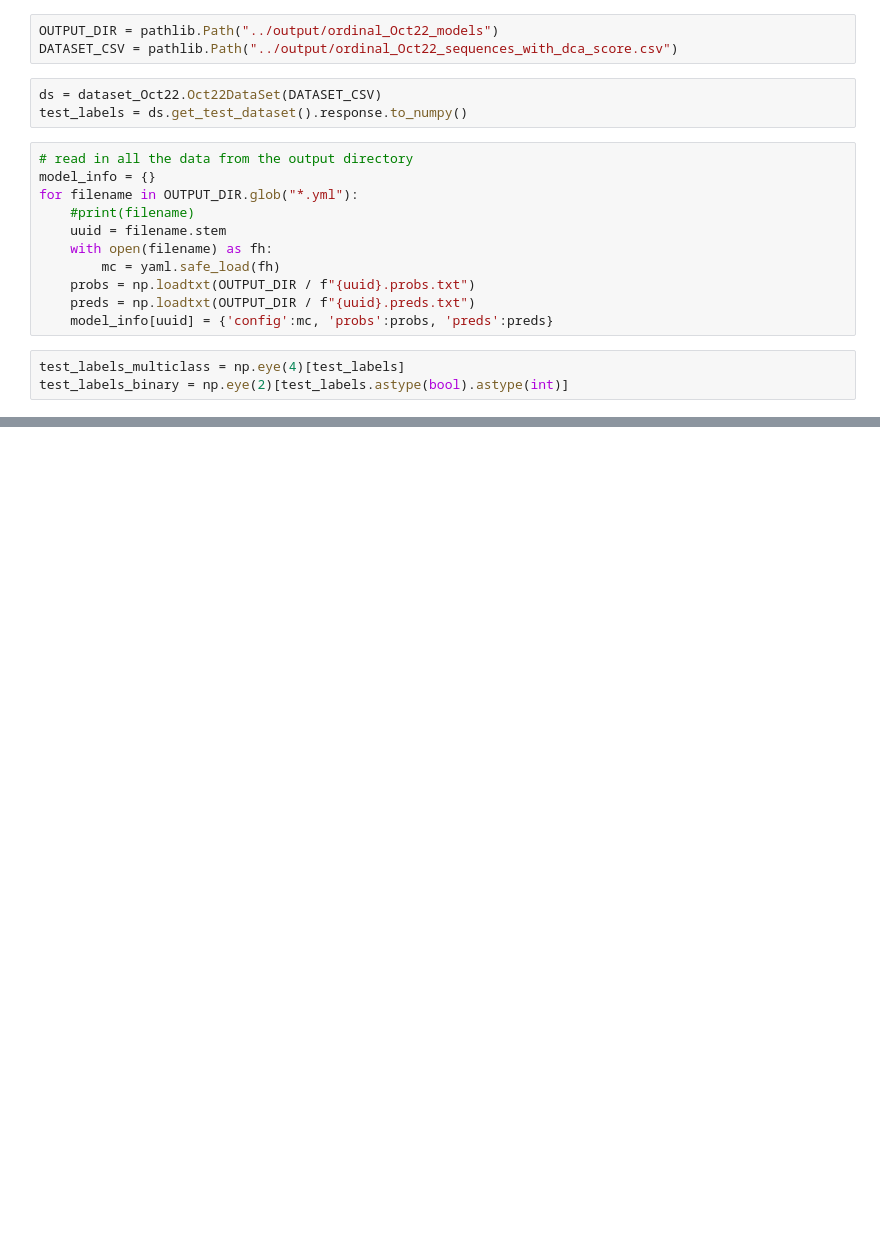
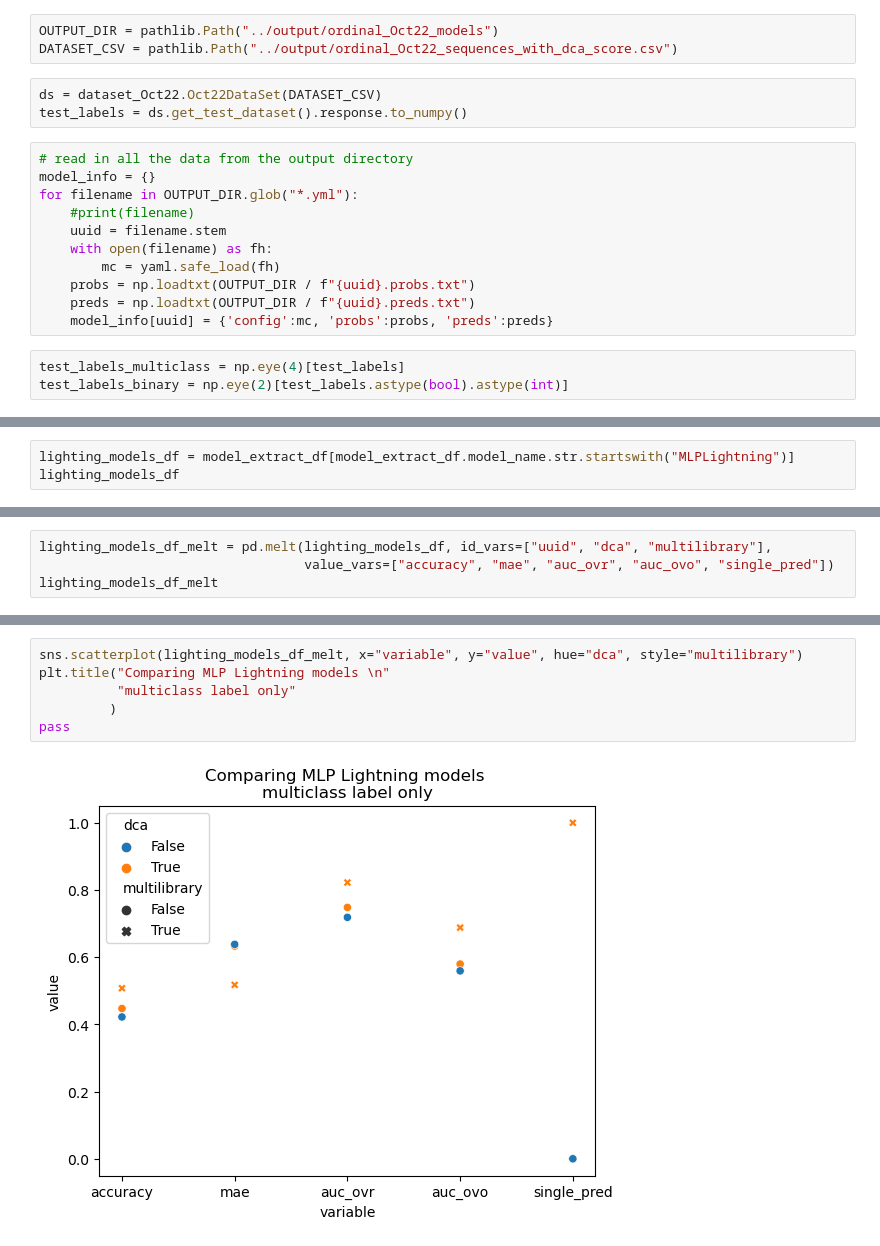
Before and after one commit to RomeroLab/sadx-latent-function, a Jupyter notebook: projects/Biochemical_Ordinal/scripts/nb_benchmark_models_Oct22.ipynb, the cells around one changed output, grey strips where cells are left out. Cells and saved outputs as stored; diff of their text form; blank space fills up the shorter version.

```diff
--- a/projects/Biochemical_Ordinal/scripts/nb_benchmark_models_Oct22.ipynb
+++ b/projects/Biochemical_Ordinal/scripts/nb_benchmark_models_Oct22.ipynb
@@ -69,0 +120,3 @@ model_extract_df
+# %%
+lighting_models_df = model_extract_df[model_extract_df.model_name.str.startswith("MLPLightning")]
+lighting_models_df
@@ -69,0 +128,4 @@ model_extract_df
+# %%
+lighting_models_df_melt = pd.melt(lighting_models_df, id_vars=["uuid", "dca", "multilibrary"],
+                                  value_vars=["accuracy", "mae", "auc_ovr", "auc_ovo", "single_pred"])
+lighting_models_df_melt
@@ -69,0 +149,8 @@ model_extract_df
+# %%
+sns.scatterplot(lighting_models_df_melt, x="variable", y="value", hue="dca", style="multilibrary")
+plt.title("Comparing MLP Lightning models \n"
+          "multiclass label only"
+         )
+pass
+# %% [output]
+[figure, added]
```
Also changed, not shown: parts of 13 cells of this notebook.
